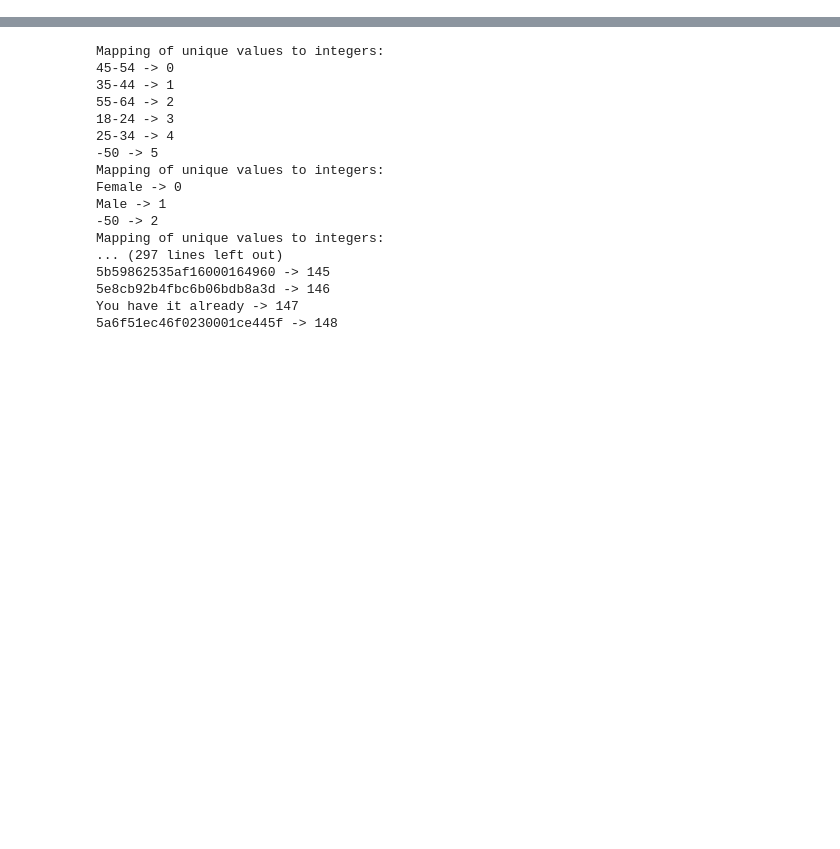
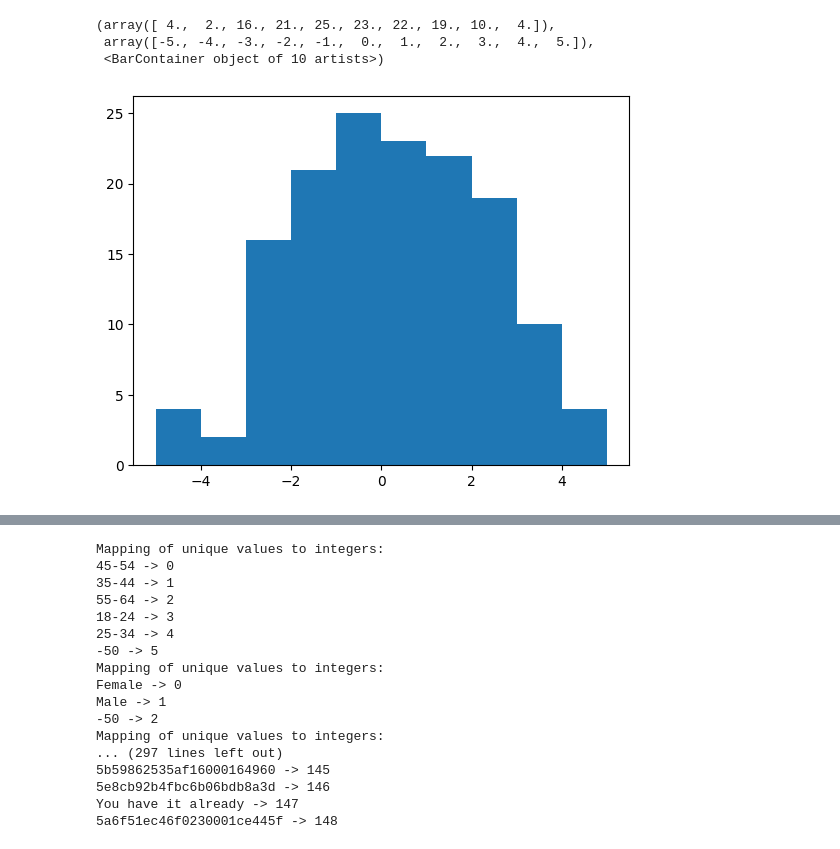
Before and after one commit to danaetroupe/relationship_optimization, a Jupyter notebook: clustering.ipynb, the cells around one changed output, grey strips where cells are left out. Saved outputs shown, nothing was run; the diff lists cells and outputs as text; code cells hidden in the pictures; blank space fills up the shorter version.

```diff
--- a/clustering.ipynb
+++ b/clustering.ipynb
@@ -12,0 +49,7 @@ file = pd.read_csv("Relshare.csv")
+# %%
+plt.hist(file['extroversiondiff'])
+# %% [output]
+(array([ 4.,  2., 16., 21., 25., 23., 22., 19., 10.,  4.]),
+ array([-5., -4., -3., -2., -1.,  0.,  1.,  2.,  3.,  4.,  5.]),
+ <BarContainer object of 10 artists>)
+[figure, added]
```
Also changed, not shown: parts of 7 cells of this notebook.
